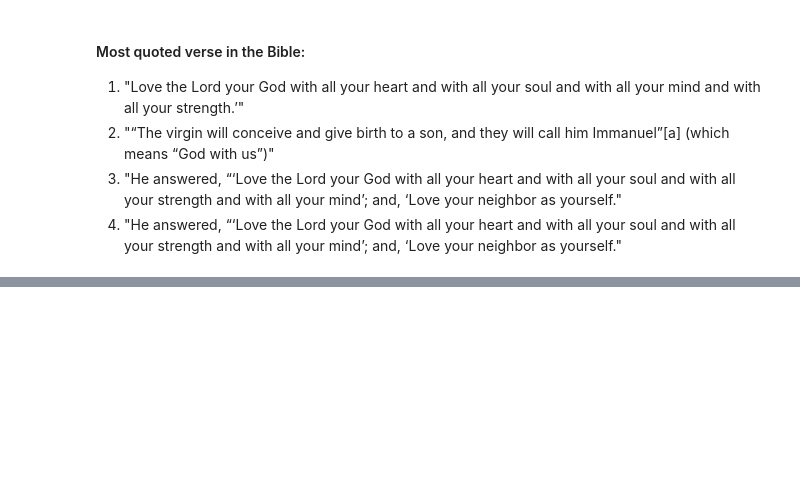
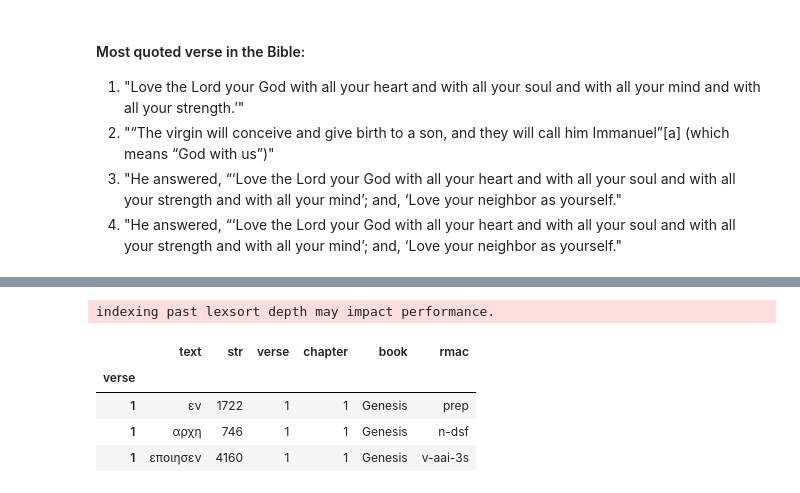
Before and after one commit to Tussky/Old-Testament-References, a Jupyter notebook: reference-analysis.ipynb, the cells around one changed output, grey strips where cells are left out. Saved outputs shown, nothing was run; the diff lists cells and outputs as text; code cells hidden in the pictures; blank space fills up the shorter version.

```diff
--- a/reference-analysis.ipynb
+++ b/reference-analysis.ipynb
@@ -357,0 +363,9 @@ px.bar(
+# %%
+bible.loc[("Genesis", 1)].head(3)
+# %% [output]
+indexing past lexsort depth may impact performance.
+|  | text | str | verse | chapter | book | rmac |
+| verse |  |  |  |  |  |  |
+| 1 | εν | 1722 | 1 | 1 | Genesis | prep |
+| 1 | αρχη | 746 | 1 | 1 | Genesis | n-dsf |
+| 1 | εποιησεν | 4160 | 1 | 1 | Genesis | v-aai-3s |
```
Also changed, not shown: parts of 13 cells of this notebook, 1 other file.
